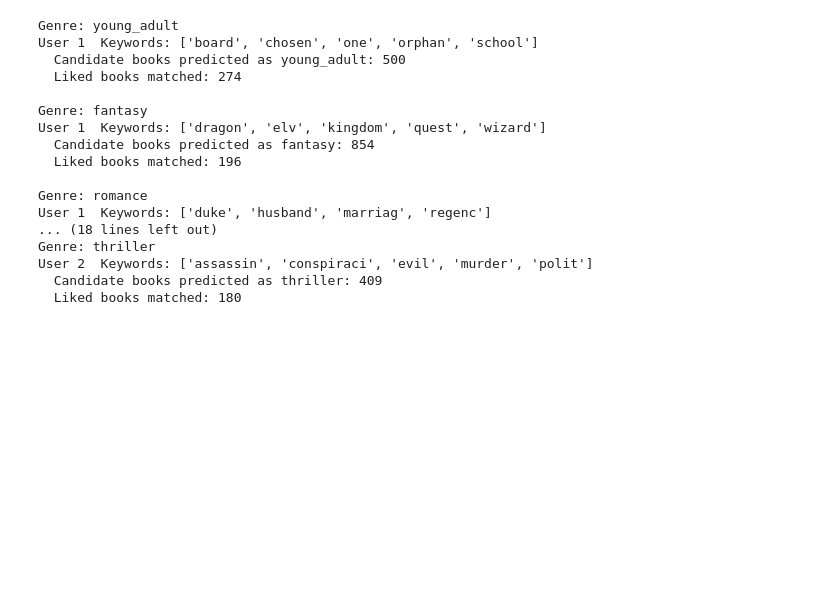
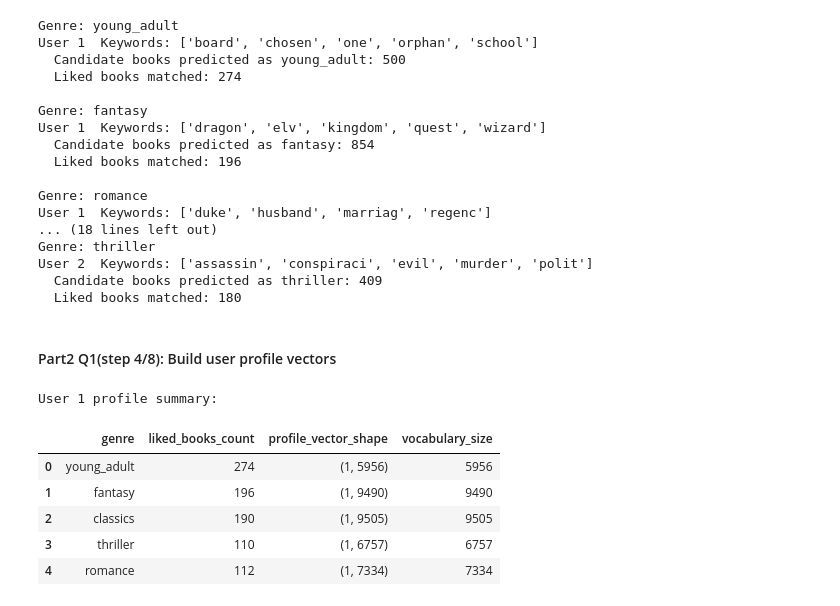
Before and after one commit to ZoeYiDing/nicole, a Jupyter notebook: assignment answer.ipynb, the cells around one changed output. Cells and saved outputs as stored; diff of their text form; code cells hidden in the pictures; blank space fills up the shorter version.

Commit message:
update to Part 2 Q1 step4

```diff
--- a/assignment answer.ipynb
+++ b/assignment answer.ipynb
@@ -1309,3 +1309,71 @@ Genre: thriller
 User 2  Keywords: ['assassin', 'conspiraci', 'evil', 'murder', 'polit']
   Candidate books predicted as thriller: 409
   Liked books matched: 180
+# %% [markdown]
+#### Part2 Q1(step 4/8): Build user profile vectors
+# %%
+# Combine all liked books in one genre into one large document.
+def combine_liked_books_text(liked_books):
+
+    if liked_books is None or len(liked_books) == 0:
+        return ""
+
+    return " ".join(liked_books["processed_book_content"].astype(str).tolist())
+
+
+# Build one user profile vector for each genre.
+def build_user_profile_vectors(liked_books_by_genre, genre_vectorizers, predicted_genres):
+    user_profile_vectors = {}
+    summary_rows = []
+
+    for genre in predicted_genres:
+        # Get liked books for this genre
+        liked_books = liked_books_by_genre.get(genre, pd.DataFrame())
+
+        # Combine liked books into one large document
+        combined_doc = combine_liked_books_text(liked_books)
+
+        # Use the genre-specific vectorizer
+        vectorizer = genre_vectorizers[genre]
+
+        # Transform the combined document into a tf-idf vector
+        profile_vector = vectorizer.transform([combined_doc])
+
+        # Store profile vector
+        user_profile_vectors[genre] = profile_vector
+
+        # Store summary information
+        summary_rows.append({
+            "genre": genre,
+            "liked_books_count": len(liked_books),
+            "profile_vector_shape": profile_vector.shape,
+            "vocabulary_size": len(vectorizer.get_feature_names_out())
+        })
+
+    profile_summary = pd.DataFrame(summary_rows)
+
+    return user_profile_vectors, profile_summary
+
+
+user1_profile_vectors, user1_profile_summary = build_user_profile_vectors(
+    liked_books_by_genre=user1_liked_books,
+    genre_vectorizers=genre_vectorizers,
+    predicted_genres=predicted_genres
+)
+
+user2_profile_vectors, user2_profile_summary = build_user_profile_vectors(
+    liked_books_by_genre=user2_liked_books,
+    genre_vectorizers=genre_vectorizers,
+    predicted_genres=predicted_genres
+)
+
+print("User 1 profile summary:")
+user1_profile_summary
+# %% [output]
+User 1 profile summary:
+|  | genre | liked_books_count | profile_vector_shape | vocabulary_size |
+| 0 | young_adult | 274 | (1, 5956) | 5956 |
+| 1 | fantasy | 196 | (1, 9490) | 9490 |
+| 2 | classics | 190 | (1, 9505) | 9505 |
+| 3 | thriller | 110 | (1, 6757) | 6757 |
+| 4 | romance | 112 | (1, 7334) | 7334 |
```
